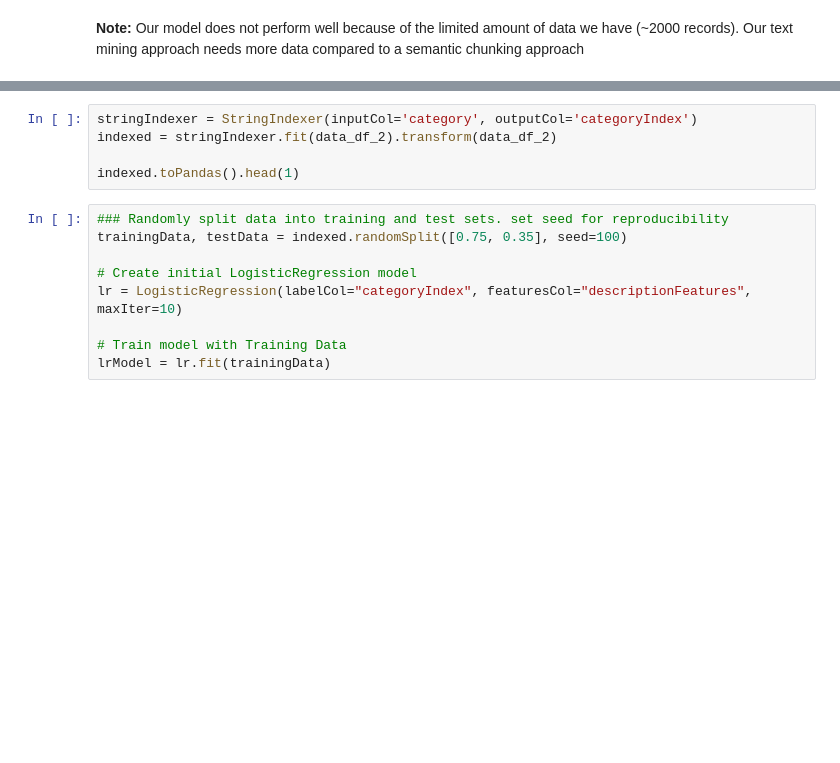
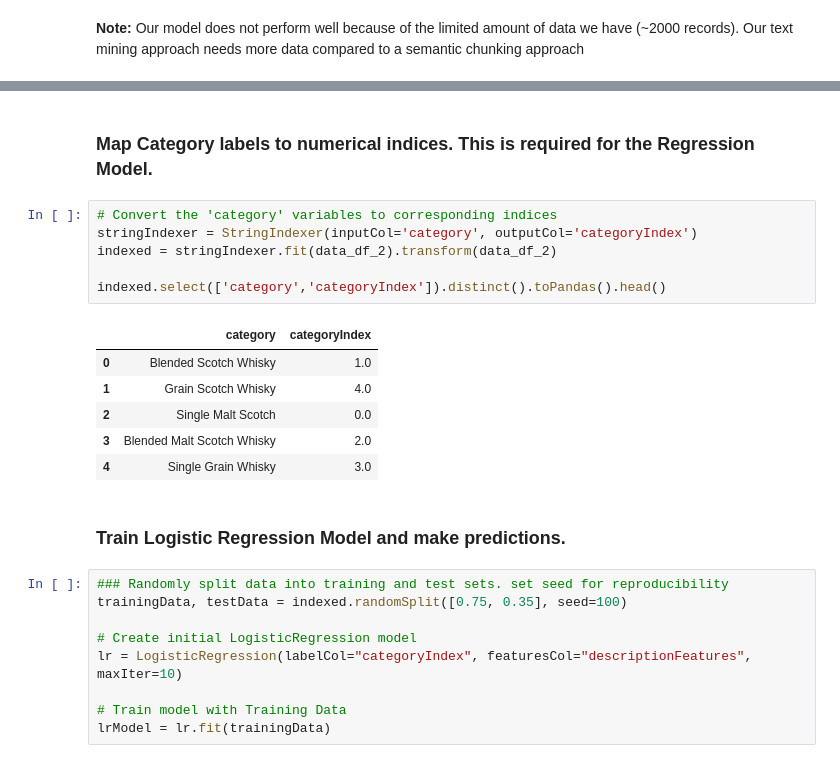
Before and after one commit to jschwerr/ngram2vec, a Jupyter notebook: whiskey_ngram2vec.ipynb, the cells around one changed output, grey strips where cells are left out. Drawn from its saved outputs; the diff is of its cells as text; blank space fills up the shorter version.

```diff
--- a/whiskey_ngram2vec.ipynb
+++ b/whiskey_ngram2vec.ipynb
@@ -285,8 +349,20 @@ data_df_2.toPandas().head(1)
+# %% [markdown]
+### Map Category labels to numerical indices. This is required for the Regression Model.
 # %%
+# Convert the 'category' variables to corresponding indices
 stringIndexer = StringIndexer(inputCol='category', outputCol='categoryIndex')
 indexed = stringIndexer.fit(data_df_2).transform(data_df_2)
 
-indexed.toPandas().head(1)
+indexed.select(['category','categoryIndex']).distinct().toPandas().head()
+# %% [output]
+|  | category | categoryIndex |
+| 0 | Blended Scotch Whisky | 1.0 |
+| 1 | Grain Scotch Whisky | 4.0 |
+| 2 | Single Malt Scotch | 0.0 |
+| 3 | Blended Malt Scotch Whisky | 2.0 |
+| 4 | Single Grain Whisky | 3.0 |
+# %% [markdown]
+### Train Logistic Regression Model and make predictions.
 # %%
 ### Randomly split data into training and test sets. set seed for reproducibility
 trainingData, testData = indexed.randomSplit([0.75, 0.35], seed=100)
```
Also changed, not shown: parts of 25 cells of this notebook.
